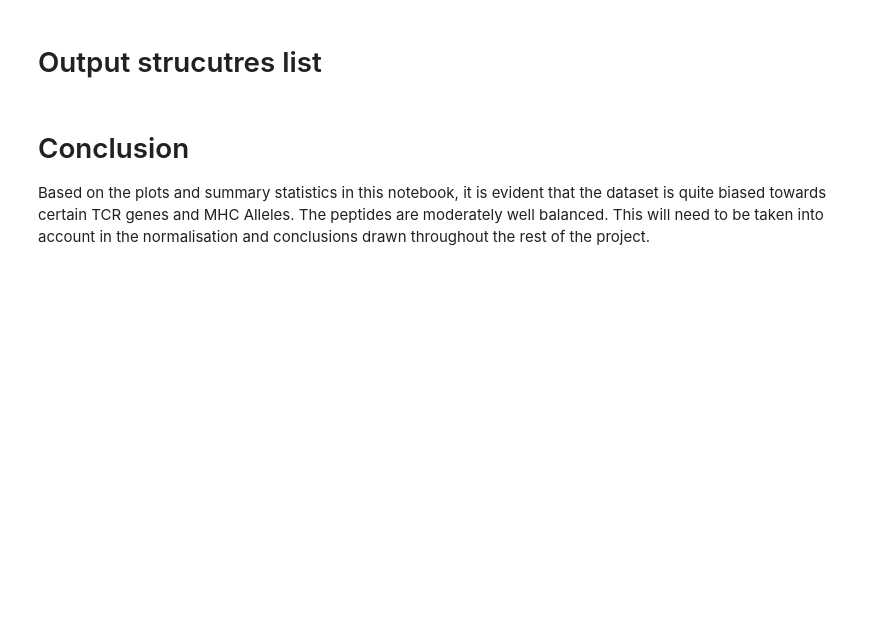
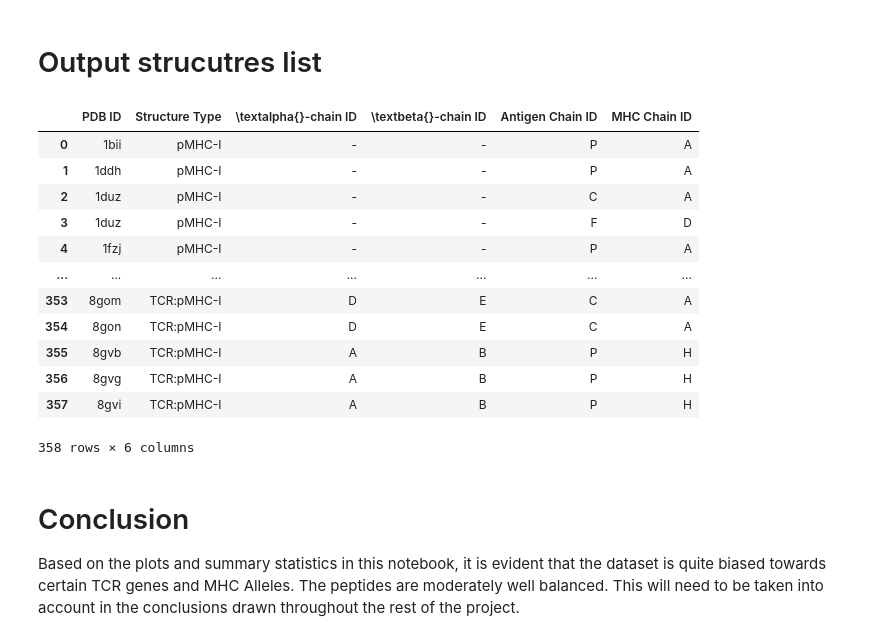
Before and after one commit to benjiemc/tcr-pmhc-interface-analysis, a Jupyter notebook: notebooks/Summary_of_apo_holo_data.ipynb, the cells around one changed output. Cells and saved outputs as stored; diff of their text form; code cells hidden in the pictures; blank space fills up the shorter version.

```diff
--- a/notebooks/Summary_of_apo_holo_data.ipynb
+++ b/notebooks/Summary_of_apo_holo_data.ipynb
@@ -273,38 +288,67 @@ def format_column_name(name: str) -> str:
     name = ' '.join([word.upper() if word.upper() in ('PDB', 'MHC', 'CDR', 'ID') else word
                      for word in name.split(' ')])
 
+    if name[-1].isnumeric():
+        name = name[:-1]
+
+    if name.endswith('Chain'):
+        name += ' ID'
+
     if name == 'MHC Slug':
         return 'MHC Allele'
 
-    if name[-1].isnumeric():
-        name = name[:-1]
+    if name == 'Alpha Chain ID':
+        return '\\textalpha{}-chain ID'
+
+    if name == 'Beta Chain ID':
+        return '\\textbeta{}-chain ID'
 
     return name
 
 export_df = apo_holo_summary[['pdb_id',
                               'structure_type',
                               'alpha_chain',
                               'beta_chain',
                               'antigen_chain_x',
                               'mhc_chain1_x']].copy()
 
 export_df = export_df.sort_values(['structure_type', 'pdb_id'])
 export_df.columns = [format_column_name(col) for col in export_df.columns]
 
 export_df = export_df.fillna('-')
-export_df['Structure Type'] = export_df['Structure Type'].map({'tcr': 'TCR', 'pmhc': 'pMHC', 'tcr_pmhc': 'TCR-pMHC'})
+export_df['Structure Type'] = export_df['Structure Type'].map({'tcr': 'TCR',
+                                                               'pmhc': 'pMHC-I',
+                                                               'tcr_pmhc': 'TCR:pMHC-I'})
+
+export_df = export_df.reset_index(drop=True)
 
 with open('../report/apo_holo_pdb_ids.tex', 'w') as fh:
     fh.write(export_df.style.hide(axis='index').to_latex(
         environment='longtable',
         hrules=True,
         caption=('Breakdown of the data used in the analysis of \\textit{apo} and \\textit{holo} '
                  'forms of TCR and pMHC structures. '
                  f'In total there are {num_entries} structures coming from {num_pdb_ids} PDB entries '
                  f'and encompassing {num_unique_tcrs} unique TCRs, {num_unique_mhcs} MHC alleles, '
                  f'and {num_unique_peptides} peptides.'),
         label='tab:pdb-ids'))
+
+export_df
+# %% [output]
+|  | PDB ID | Structure Type | \textalpha{}-chain ID | \textbeta{}-chain ID | Antigen Chain ID | MHC Chain ID |
+| 0 | 1bii | pMHC-I | - | - | P | A |
+| 1 | 1ddh | pMHC-I | - | - | P | A |
+| 2 | 1duz | pMHC-I | - | - | C | A |
+| 3 | 1duz | pMHC-I | - | - | F | D |
+| 4 | 1fzj | pMHC-I | - | - | P | A |
+| ... | ... | ... | ... | ... | ... | ... |
+| 353 | 8gom | TCR:pMHC-I | D | E | C | A |
+| 354 | 8gon | TCR:pMHC-I | D | E | C | A |
+| 355 | 8gvb | TCR:pMHC-I | A | B | P | H |
+| 356 | 8gvg | TCR:pMHC-I | A | B | P | H |
+| 357 | 8gvi | TCR:pMHC-I | A | B | P | H |
+358 rows × 6 columns
 # %% [markdown]
 # Conclusion
 
-Based on the plots and summary statistics in this notebook, it is evident that the dataset is quite biased towards certain TCR genes and MHC Alleles. The peptides are moderately well balanced. This will need to be taken into account in the normalisation and conclusions drawn throughout the rest of the project.
+Based on the plots and summary statistics in this notebook, it is evident that the dataset is quite biased towards certain TCR genes and MHC Alleles. The peptides are moderately well balanced. This will need to be taken into account in the conclusions drawn throughout the rest of the project.
```
Also changed, not shown: parts of 11 cells of this notebook.
